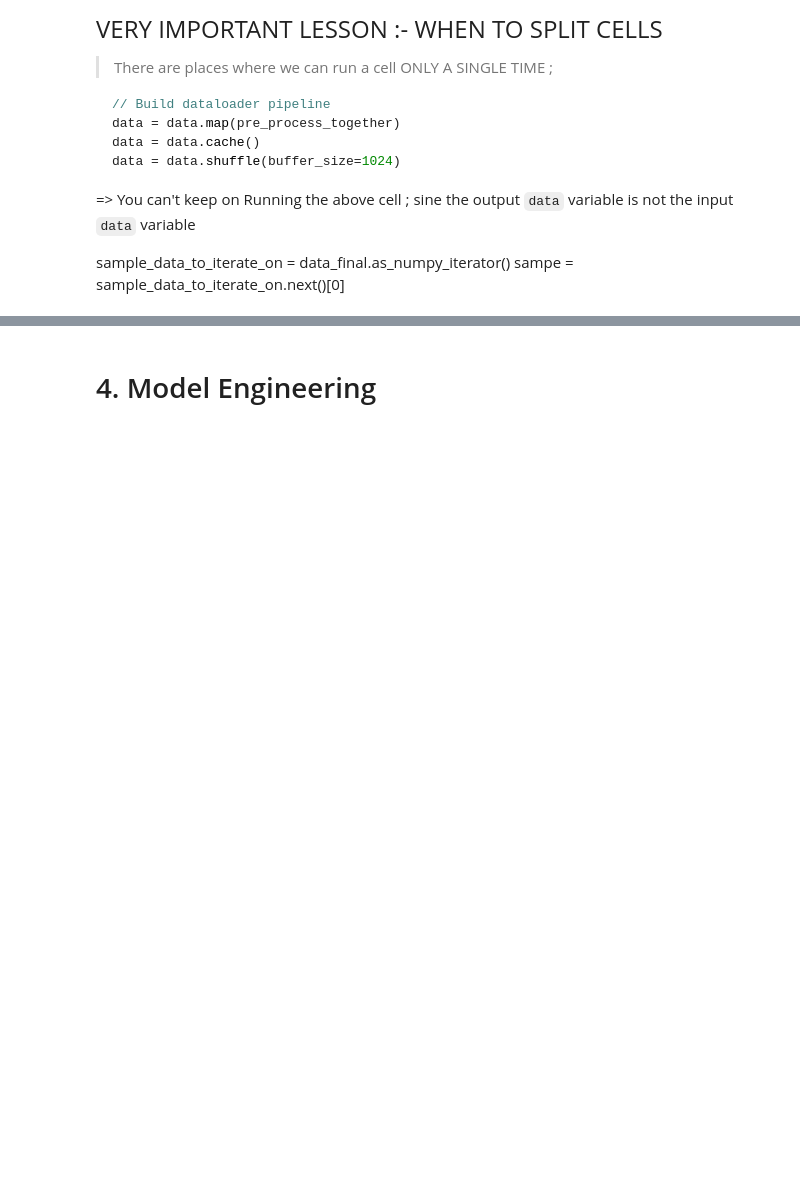
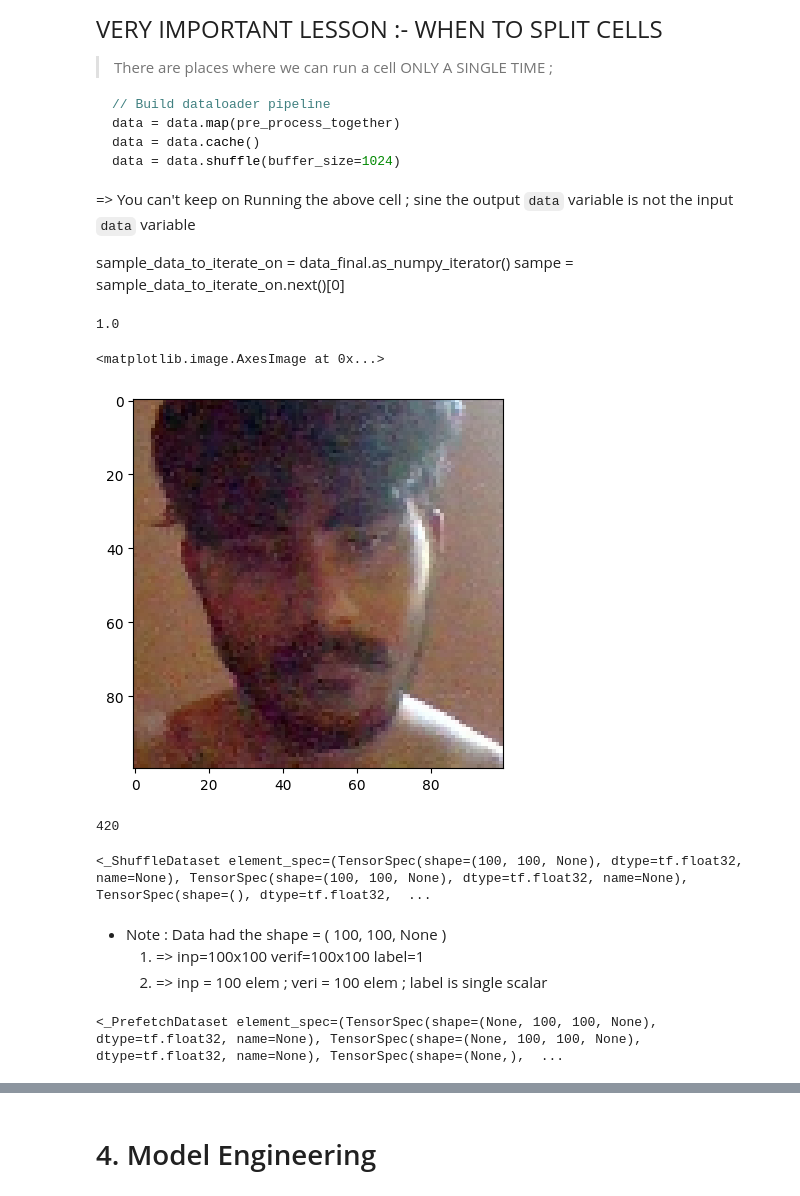
Before and after one commit to Niranjan-GopaL/Exploring__Open_CV__, a Jupyter notebook: FaceRecognition/Facial Verification with a Siamese Network - Part 2.ipynb, the cells around one changed output, grey strips where cells are left out. Saved outputs shown, nothing was run; the diff lists cells and outputs as text; code cells hidden in the pictures; blank space fills up the shorter version.

Commit message:
Finished Pre_processing and splitting to test and train

```diff
--- a/FaceRecognition/Facial Verification with a Siamese Network - Part 2.ipynb
+++ b/FaceRecognition/Facial Verification with a Siamese Network - Part 2.ipynb
@@ -482,0 +477,23 @@ train_data = train_data.prefetch(8)
+# %%
+# RUN THIS CELL ONLY ONCE ; BUT RUN THE NEXT CELL HOW MUHC EVER TIMES YOU WANT
+
+
+# Build dataloader pipeline
+
+data = data.map(pre_process_together)
+data = data.cache()
+data = data.shuffle(buffer_size=1024)
+# %%
+sample_data_to_iterate_on = data.as_numpy_iterator()
+sample = sample_data_to_iterate_on.next()  # sample is randomised `data` => Just many ( anchor , pos/neg , 1/0 )
+sample[0]  # just anchor_image
+print(sample[2])  # this is label 0 or 1
+plt.imshow(sample[1])  # could be pos or neg
+# %% [output]
+1.0
+<matplotlib.image.AxesImage at 0x...>
+[figure, added]
+# %%
+round(len(data)*.7)
+# %% [output]
+420
@@ -482,0 +512,12 @@ train_data = train_data.prefetch(8)
+# %%
+data
+# %% [output]
+<_ShuffleDataset element_spec=(TensorSpec(shape=(100, 100, None), dtype=tf.float32, name=None), TensorSpec(shape=(100, 100, None), dtype=tf.float32, name=None), TensorSpec(shape=(), dtype=tf.float32,  ...
+# %% [markdown]
+- Note : Data had the shape = ( 100, 100, None )
+    1. => inp=100x100 verif=100x100 label=1
+    2. => inp = 100 elem ; veri = 100 elem ; label is single scalar
+# %%
+train_data
+# %% [output]
+<_PrefetchDataset element_spec=(TensorSpec(shape=(None, 100, 100, None), dtype=tf.float32, name=None), TensorSpec(shape=(None, 100, 100, None), dtype=tf.float32, name=None), TensorSpec(shape=(None,),  ...
```
Also changed, not shown: parts of 9 cells of this notebook.
